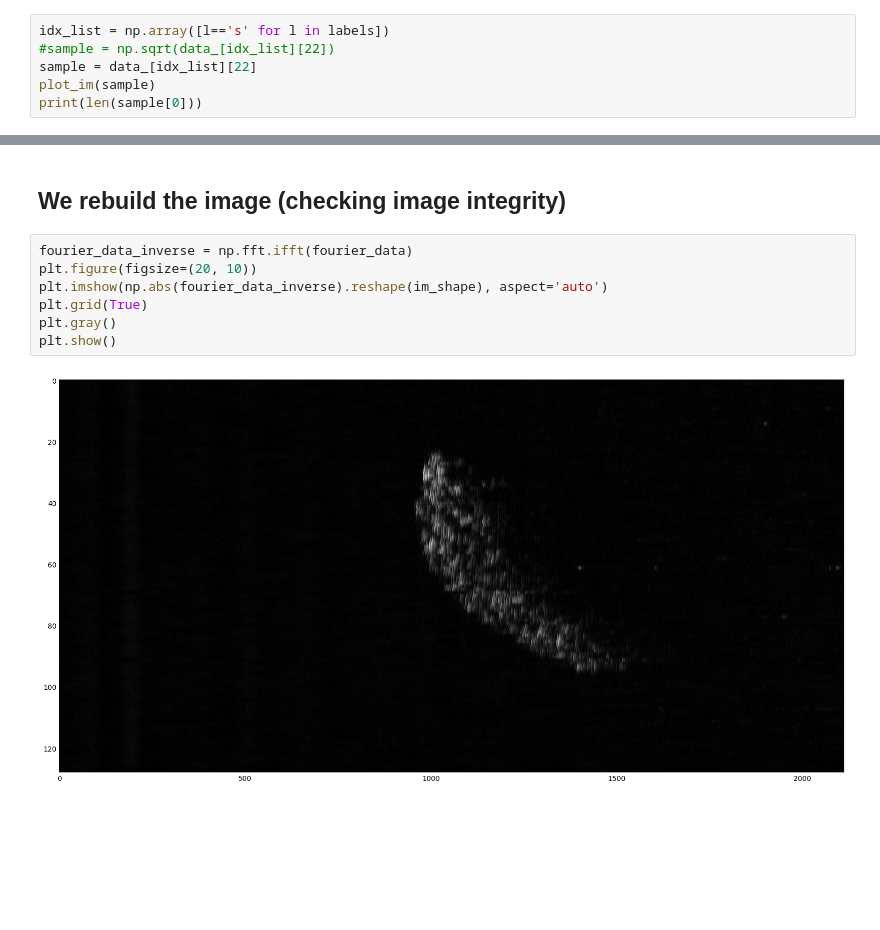
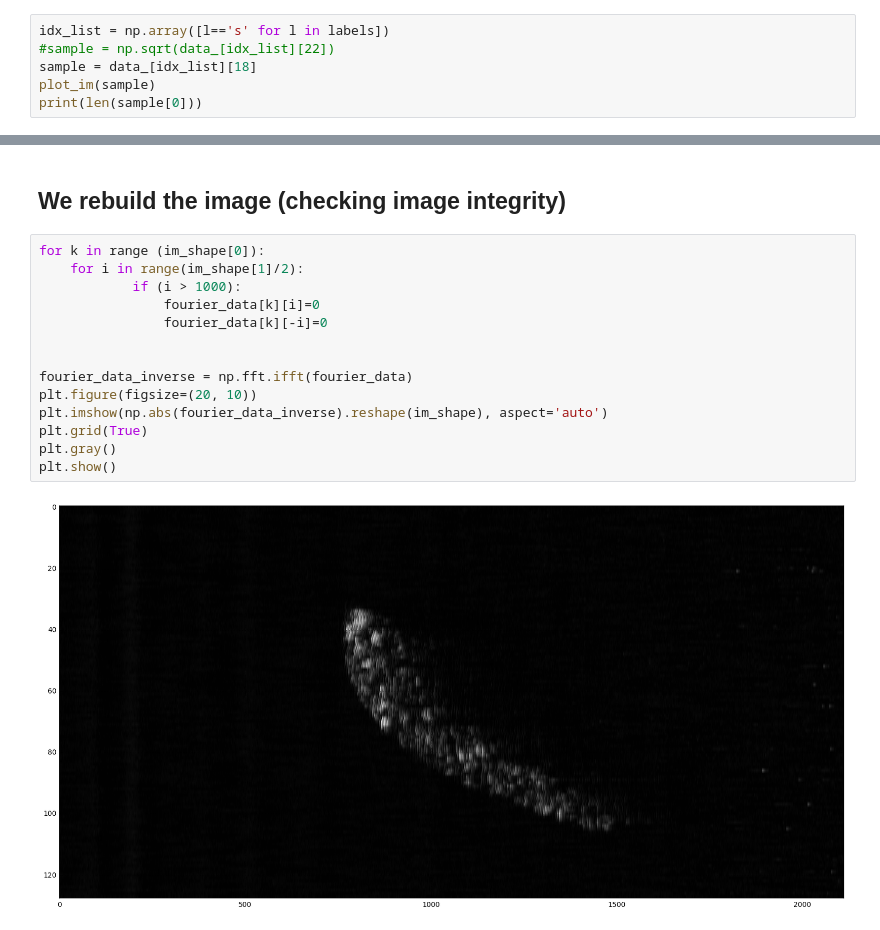
Before and after one commit to echopen/PRJ-medtec_sigproc, a Jupyter notebook: dataquarium/explore.ipynb, the cells around one changed output, grey strips where cells are left out. Drawn from its saved outputs; the diff is of its cells as text; blank space fills up the shorter version.

```diff
--- a/dataquarium/explore.ipynb
+++ b/dataquarium/explore.ipynb
@@ -49,7 +43,7 @@ kelu124: I'm using np.sqrt to get a "compressed" image. Usually, a log compressi
 # %%
 idx_list = np.array([l=='s' for l in labels])
 #sample = np.sqrt(data_[idx_list][22])
-sample = data_[idx_list][22]
+sample = data_[idx_list][18]
 plot_im(sample)
 print(len(sample[0]))
 # %% [output]
@@ -89,11 +84,18 @@ plt.show()
 # %% [markdown]
 ## We rebuild the image (checking image integrity)
 # %%
+for k in range (im_shape[0]):
+    for i in range(im_shape[1]/2):
+            if (i > 1000):
+                fourier_data[k][i]=0
+                fourier_data[k][-i]=0
+
+
 fourier_data_inverse = np.fft.ifft(fourier_data)
 plt.figure(figsize=(20, 10))
 plt.imshow(np.abs(fourier_data_inverse).reshape(im_shape), aspect='auto')
 plt.grid(True)
 plt.gray()
 plt.show()
 # %% [output]
-[figure, old version]
+[figure, new version]
```
Also changed, not shown: parts of 7 cells of this notebook, 2 other files.
